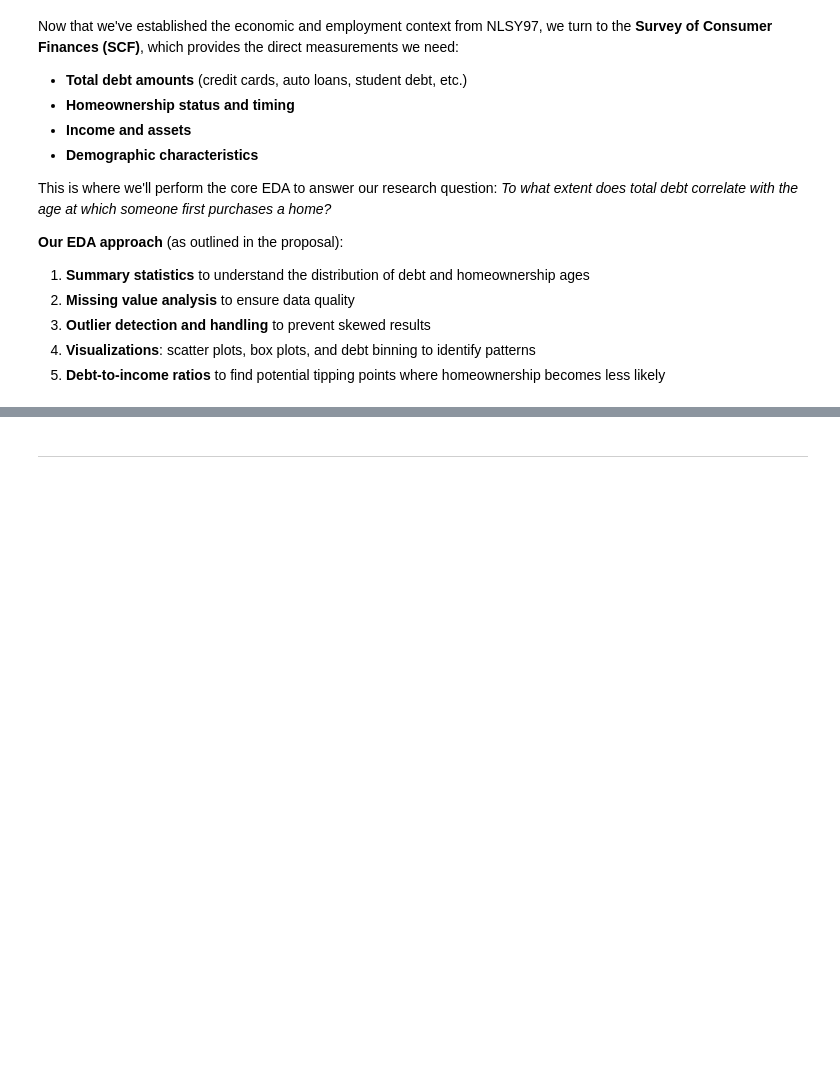
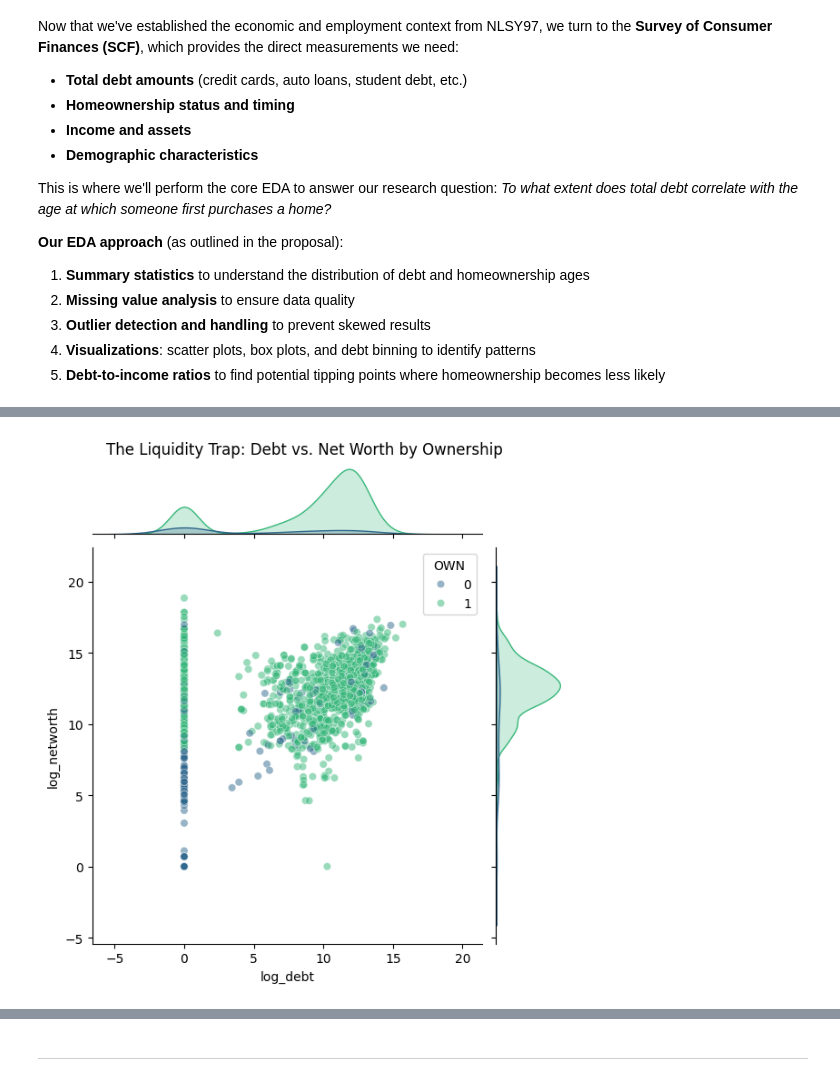
Before and after one commit to RaghavDewangan/Math189FinalProject, a Jupyter notebook: final.ipynb, the cells around one changed output, grey strips where cells are left out. Saved outputs shown, nothing was run; the diff lists cells and outputs as text; code cells hidden in the pictures; blank space fills up the shorter version.

```diff
--- a/final.ipynb
+++ b/final.ipynb
@@ -398,0 +496,15 @@ This is where we'll perform the core EDA to answer our research question: *To wh
+# %%
+# Sample the data for a cleaner scatter plot visualization
+sample_df = scfp.sample(2000, weights=scfp['WGT'], random_state=42)
+
+# Log-transform for better visualization of skewed wealth data
+import numpy as np
+sample_df['log_networth'] = np.log1p(sample_df['NETWORTH'])
+sample_df['log_debt'] = np.log1p(sample_df['DEBT'])
+
+g = sns.jointplot(data=sample_df, x='log_debt', y='log_networth',
+                  hue='OWN', alpha=0.5, palette='viridis')
+g.fig.suptitle("The Liquidity Trap: Debt vs. Net Worth by Ownership", y=1.02)
+plt.show()
+# %% [output]
+[figure, added]
```
Also changed, not shown: parts of 8 cells of this notebook.
